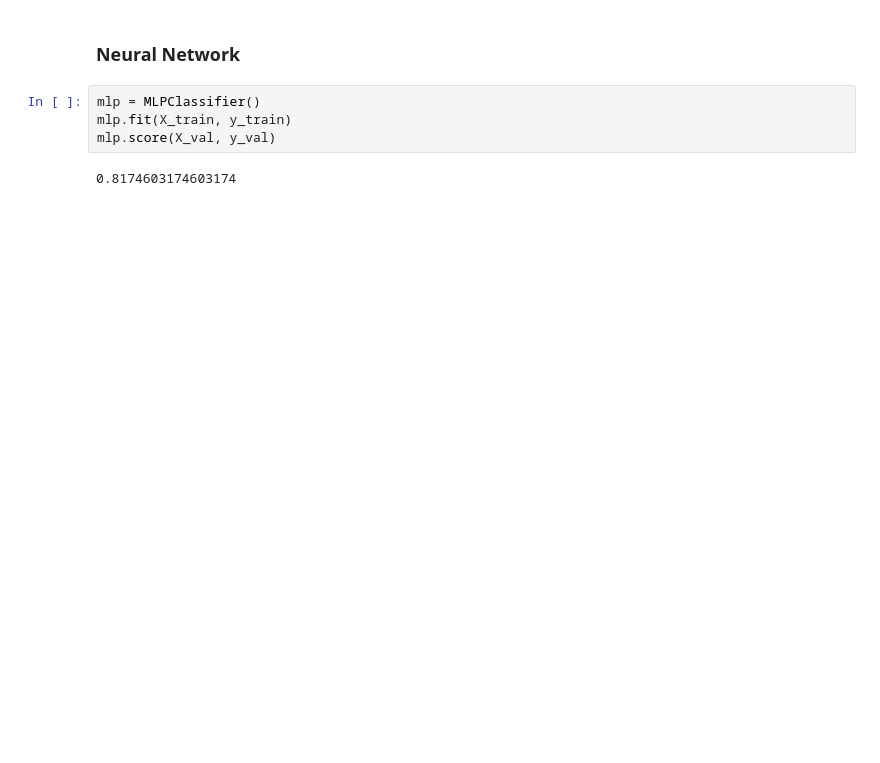
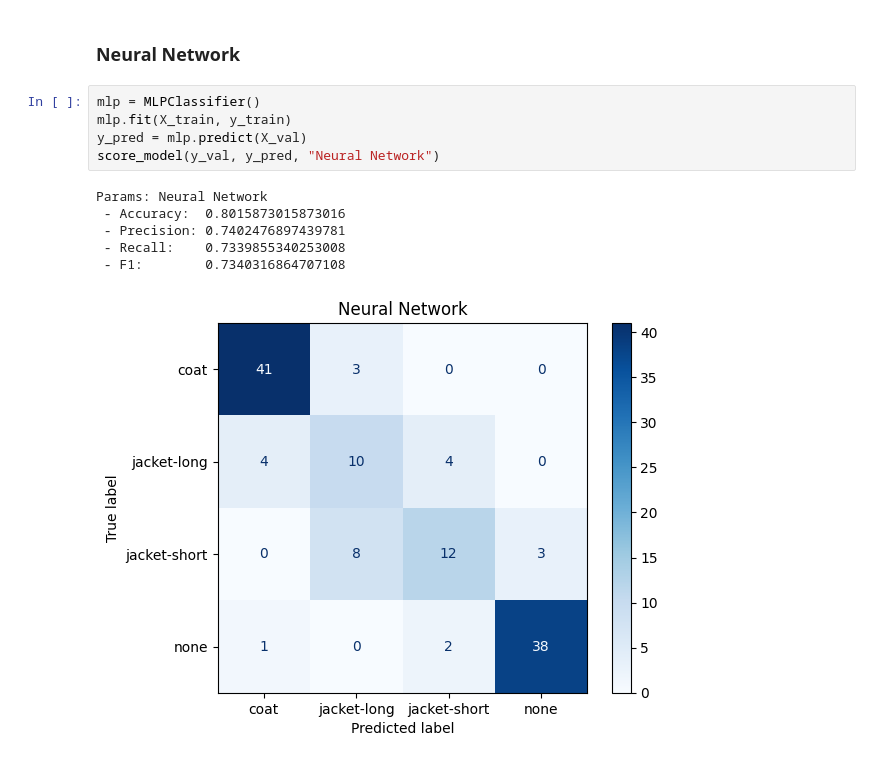
Before and after one commit to tikkikkit21/WeatherML, a Jupyter notebook: research.ipynb, the cells around one changed output. Cells and saved outputs as stored; diff of their text form; blank space fills up the shorter version.

```diff
--- a/research.ipynb
+++ b/research.ipynb
@@ -347,6 +383,12 @@ knn.score(X_train, y_train)
 # %%
 mlp = MLPClassifier()
 mlp.fit(X_train, y_train)
-mlp.score(X_val, y_val)
+y_pred = mlp.predict(X_val)
+score_model(y_val, y_pred, "Neural Network")
 # %% [output]
-0.8174603174603174
+Params: Neural Network
+ - Accuracy:  0.8015873015873016
+ - Precision: 0.7402476897439781
+ - Recall:    0.7339855340253008
+ - F1:        0.7340316864707108
+[figure, added]
```
Also changed, not shown: parts of 6 cells of this notebook.
